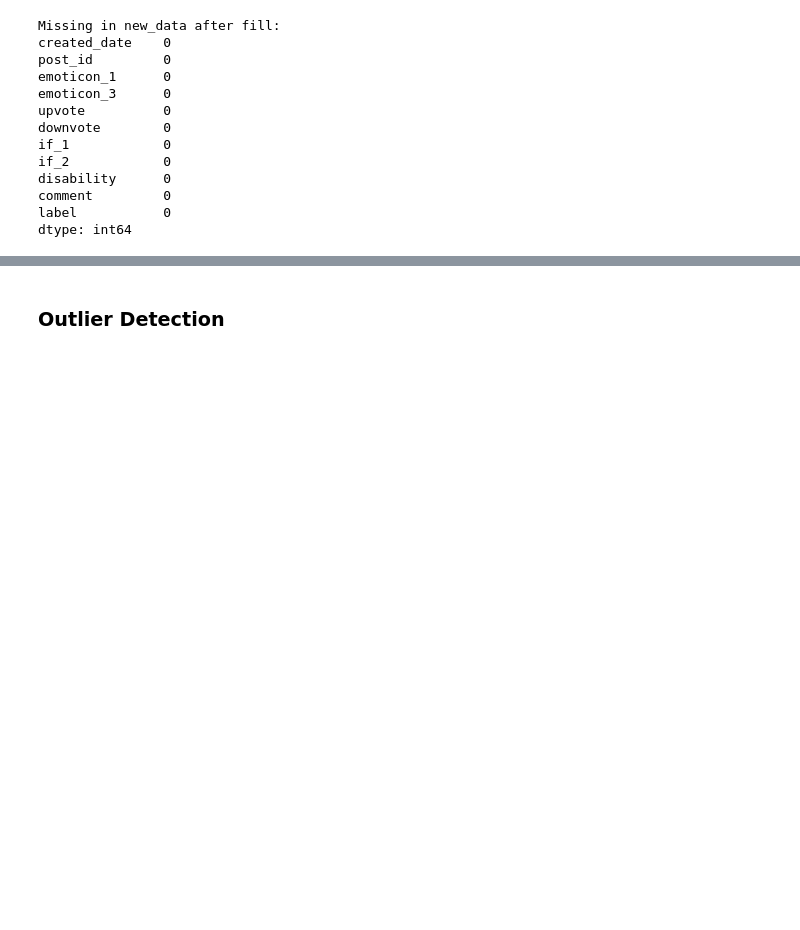
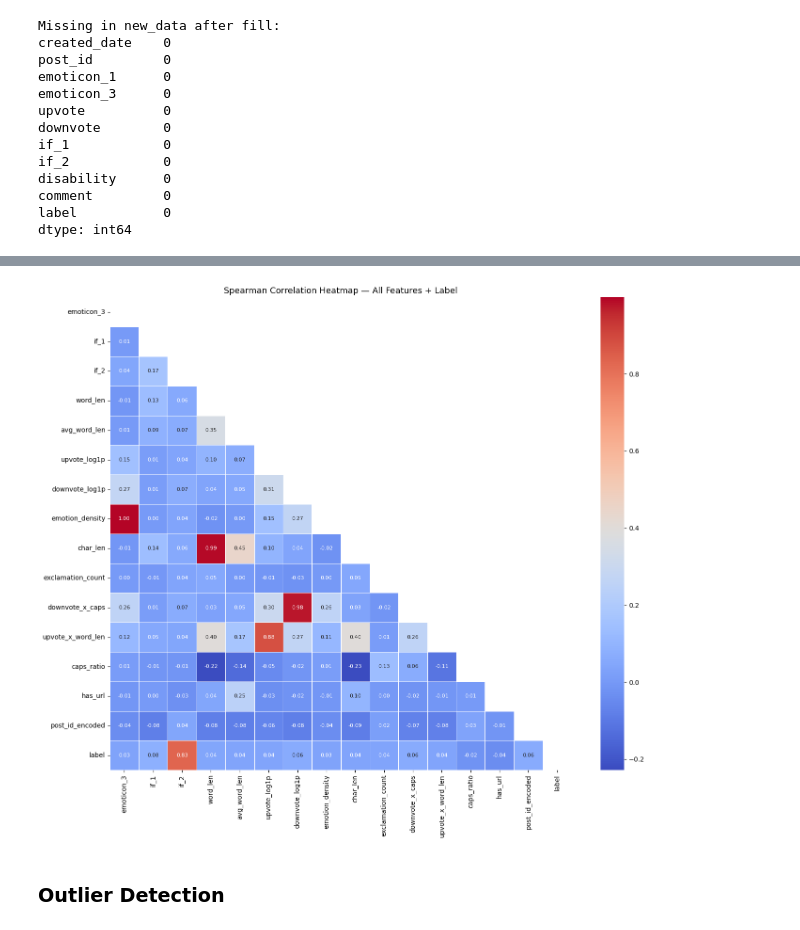
Before and after one commit to 23f3001800/Comment-Category-Prediction-Challenge, a Jupyter notebook: 23f3001800-notebook-t12026.ipynb, the cells around one changed output, grey strips where cells are left out. Saved outputs shown, nothing was run; the diff lists cells and outputs as text; code cells hidden in the pictures; blank space fills up the shorter version.

```diff
--- a/23f3001800-notebook-t12026.ipynb
+++ b/23f3001800-notebook-t12026.ipynb
@@ -599,2 +679,23 @@ Columns now: ['emoticon_1', 'emoticon_3', 'if_1', 'if_2', 'disability', 'comment
+# %%
+# Check multicollinearity between features too
+corr_matrix = new_data[available_cols + ['label']].corr(method='spearman')
+
+plt.figure(figsize=(14, 12))
+mask = np.triu(np.ones_like(corr_matrix, dtype=bool))
+sns.heatmap(
+    corr_matrix,
+    annot     = True,
+    fmt       = '.2f',
+    cmap      = 'coolwarm',
+    mask      = mask,
+    linewidths= 0.5,
+    annot_kws = {'size': 8}
+)
+plt.title("Spearman Correlation Heatmap — All Features + Label",
+          fontsize=13)
+plt.tight_layout()
+plt.show()
+# %% [output]
+[figure, added]
 # %% [markdown]
 ### Outlier Detection
```
Also changed, not shown: parts of 20 cells of this notebook.
